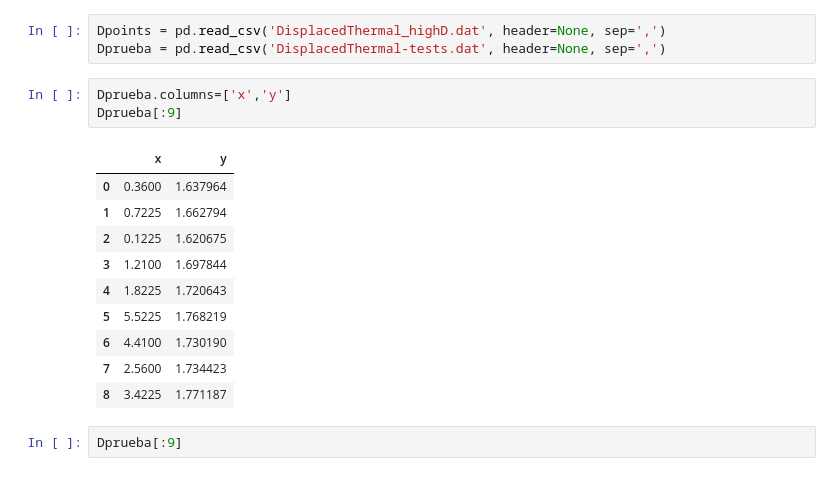
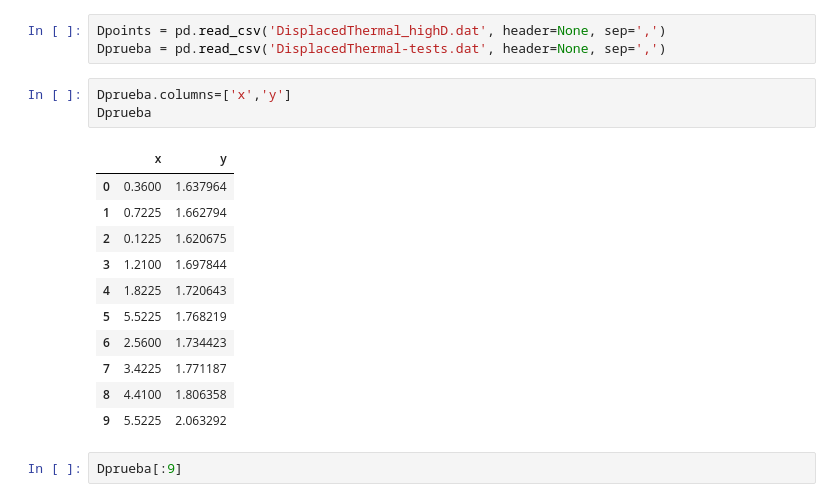
Before and after one commit to estebanmv/Random-Sampling-Extremal-POVMs, a Jupyter notebook: DisplacedPlot.ipynb, the cells around one changed output. Drawn from its saved outputs; the diff is of its cells as text.

```diff
--- a/DisplacedPlot.ipynb
+++ b/DisplacedPlot.ipynb
@@ -7,18 +7,19 @@ Dpoints = pd.read_csv('DisplacedThermal_highD.dat', header=None, sep=',')
 Dprueba = pd.read_csv('DisplacedThermal-tests.dat', header=None, sep=',')
 # %%
 Dprueba.columns=['x','y']
-Dprueba[:9]
+Dprueba
 # %% [output]
 |  | x | y |
 | 0 | 0.3600 | 1.637964 |
 | 1 | 0.7225 | 1.662794 |
 | 2 | 0.1225 | 1.620675 |
 | 3 | 1.2100 | 1.697844 |
 | 4 | 1.8225 | 1.720643 |
 | 5 | 5.5225 | 1.768219 |
-| 6 | 4.4100 | 1.730190 |
-| 7 | 2.5600 | 1.734423 |
-| 8 | 3.4225 | 1.771187 |
+| 6 | 2.5600 | 1.734423 |
+| 7 | 3.4225 | 1.771187 |
+| 8 | 4.4100 | 1.806358 |
+| 9 | 5.5225 | 2.063292 |
 # %%
 Dprueba[:9]
 # %% [output]
```
Also changed, not shown: parts of 1 cell of this notebook, 3 other files.
